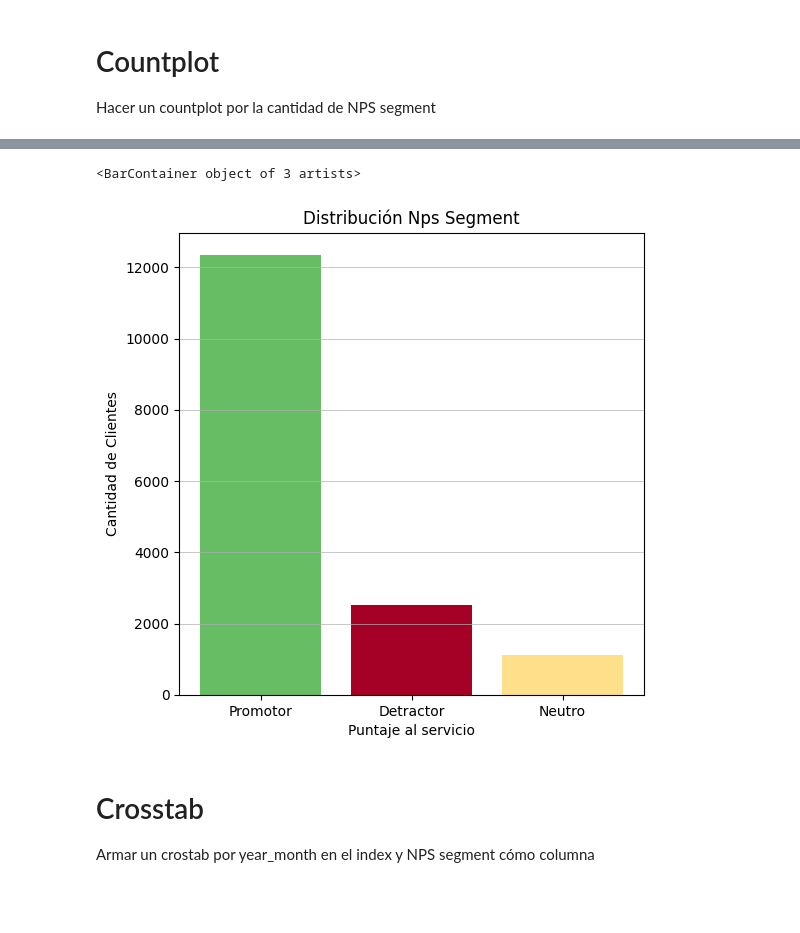
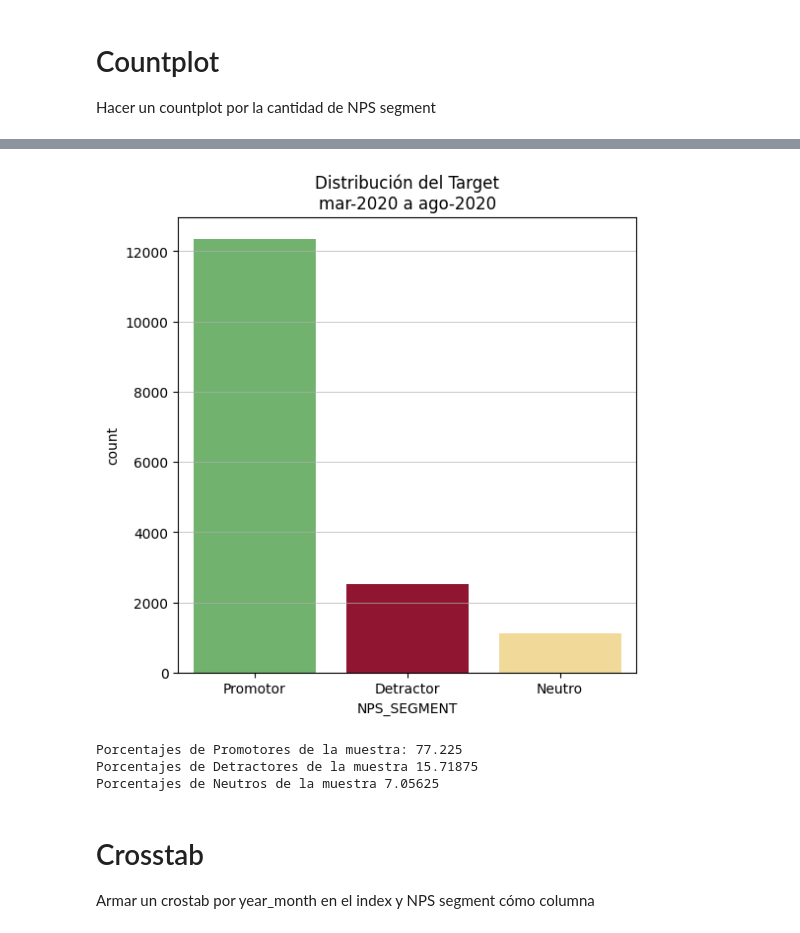
Before and after one commit to federicomoreno613/UCEMA, a Jupyter notebook: 05-viz/01_eda_nps_ejercicio.ipynb, the cells around one changed output, grey strips where cells are left out. Drawn from its saved outputs; the diff is of its cells as text; code cells hidden in the pictures; blank space fills up the shorter version.

```diff
--- a/05-viz/01_eda_nps_ejercicio.ipynb
+++ b/05-viz/01_eda_nps_ejercicio.ipynb
@@ -319,10 +311,10 @@ ModuleNotFoundError: No module named 'matplotlib.pyplot.grid'; 'matplotlib.pyplo
 # %%
 plt.figure(figsize = (6,6))
-plt.title('Distribución Nps Segment')
+plt.title("Distribución del Target\nmar-2020 a ago-2020")
 plt.xlabel('Puntaje al servicio')
 plt.ylabel('Cantidad de Clientes')
 plt.grid(axis = "y", linewidth=0.5)
-plt.bar(x = cantidad_nps.NPS_SEGMENT , height= cantidad_nps.CIF_ID, color = paleta)
+sns.countplot(x = 'NPS_SEGMENT' , data =  df, order = df['NPS_SEGMENT'].value_counts().index, palette = paleta)
+plt.show()
 # %% [output]
-<BarContainer object of 3 artists>
-[figure, old version]
+[figure, new version]
@@ -331,3 +321,20 @@ plt.bar(x = cantidad_nps.NPS_SEGMENT , height= cantidad_nps.CIF_ID, color = pale
+# %%
+#imprimir las cantidades
+detract = len(df[df['NPS_SEGMENT']=='Detractor'])
+promo = len(df[df['NPS_SEGMENT']=='Promotor'])
+neutro = len(df[df['NPS_SEGMENT']=='Neutro'])
+
+porciento_detractor =( detract/(detract+promo+neutro) * 100)
+porciento_promotor= (promo /(detract+promo+neutro) * 100)
+porciento_neutro= (neutro /(detract+promo+neutro) * 100)
+
+print('Porcentajes de Promotores de la muestra:', porciento_promotor)
+print('Porcentajes de Detractores de la muestra', porciento_detractor)
+print('Porcentajes de Neutros de la muestra', porciento_neutro)
+# %% [output]
+Porcentajes de Promotores de la muestra: 77.225
+Porcentajes de Detractores de la muestra 15.71875
+Porcentajes de Neutros de la muestra 7.05625
 # %% [markdown]
 # Crosstab
 
```
Also changed, not shown: parts of 13 cells of this notebook.
